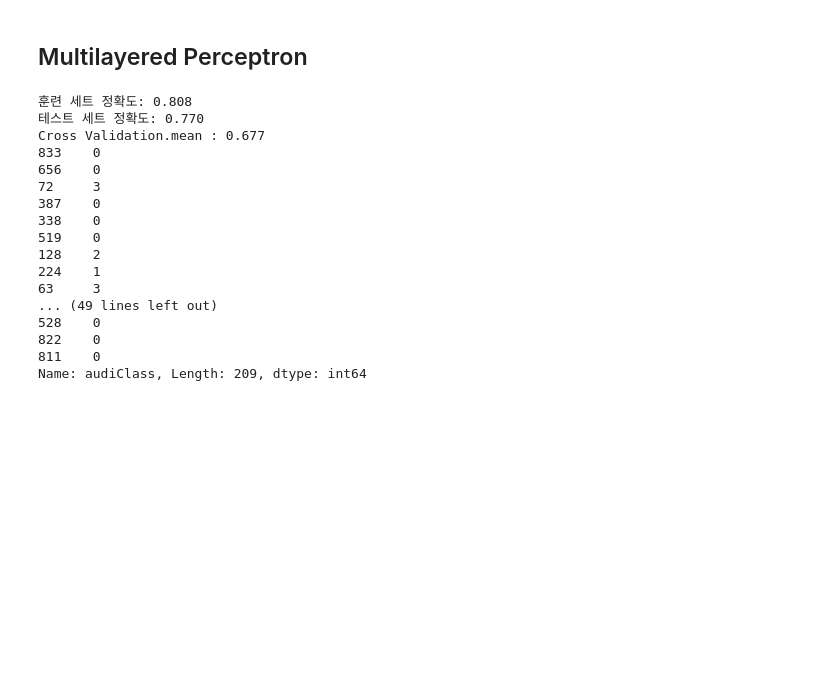
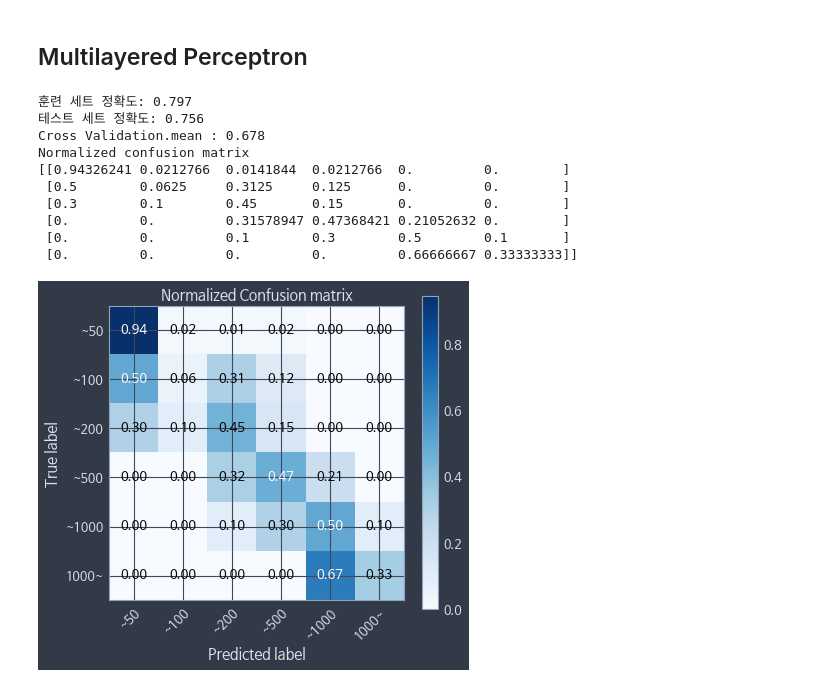
Before and after one commit to younghk/2019_Project_Graduation, a Jupyter notebook: Modeling.ipynb, the cells around one changed output. Saved outputs shown, nothing was run; the diff lists cells and outputs as text; code cells hidden in the pictures; blank space fills up the shorter version.

```diff
--- a/Modeling.ipynb
+++ b/Modeling.ipynb
@@ -732,40 +828,41 @@ from sklearn.neural_network import MLPClassifier
 # %%
 def movie_multilayered_perceptron(mov):
     X = mov.iloc[:,0:9]
     y = mov.iloc[:,11]
 
     X_train, X_test, y_train, y_test = train_test_split(X, y, stratify=y, random_state=1232)
 
-    movie_mlp = MLPClassifier(solver='lbfgs', alpha=1, random_state=0).fit(X_train, y_train)
+    movie_mlp = MLPClassifier(hidden_layer_sizes=225,
+                              max_iter=100,
+                              activation='tanh',
+                              solver='lbfgs',
+                              alpha=0.001,
+                              random_state=0).fit(X_train, y_train)
 
     print("훈련 세트 정확도: {:.3f}".format(movie_mlp.score(X_train, y_train)))
     print("테스트 세트 정확도: {:.3f}".format(movie_mlp.score(X_test, y_test)))
 
     scores = cross_val_score(movie_mlp, X, y, cv=kfold)
     print("Cross Validation.mean : {:.3f}".format(scores.mean()))
+    y_pred = movie_mlp.predict(X_test)
+    target_names = ['~50', '~100', '~200', '~500', '~1000', '1000~']
+    labels = ['0', '1', '2', '3', '4', '5']
+    # print(y_pred)
+    plot_confusion_matrix(y_test, np.array(y_pred), classes=target_names,
+                          normalize=True,
+                          title='Normalized Confusion matrix')
 
-    print(y_test)
-    target_name = ['~50', '~100', '~200', '~500', '~1000', '1000~']
-    labels = ['0', '1', '2', '3', '4', '5']
-    #print(y_pred)
-    #print(confusion_matrix(y_test, y_pred, labels=labels, target_names=target_name))
 
 movie_multilayered_perceptron(mov)
 # %% [output]
-훈련 세트 정확도: 0.808
-테스트 세트 정확도: 0.770
-Cross Validation.mean : 0.677
-833    0
-656    0
-72     3
-387    0
-338    0
-519    0
-128    2
-224    1
-63     3
-... (49 lines left out)
-528    0
-822    0
-811    0
-Name: audiClass, Length: 209, dtype: int64
+훈련 세트 정확도: 0.797
+테스트 세트 정확도: 0.756
+Cross Validation.mean : 0.678
+Normalized confusion matrix
+[[0.94326241 0.0212766  0.0141844  0.0212766  0.         0.        ]
+ [0.5        0.0625     0.3125     0.125      0.         0.        ]
+ [0.3        0.1        0.45       0.15       0.         0.        ]
+ [0.         0.         0.31578947 0.47368421 0.21052632 0.        ]
+ [0.         0.         0.1        0.3        0.5        0.1       ]
+ [0.         0.         0.         0.         0.66666667 0.33333333]]
+[figure, added]
```
Also changed, not shown: parts of 9 cells of this notebook.
